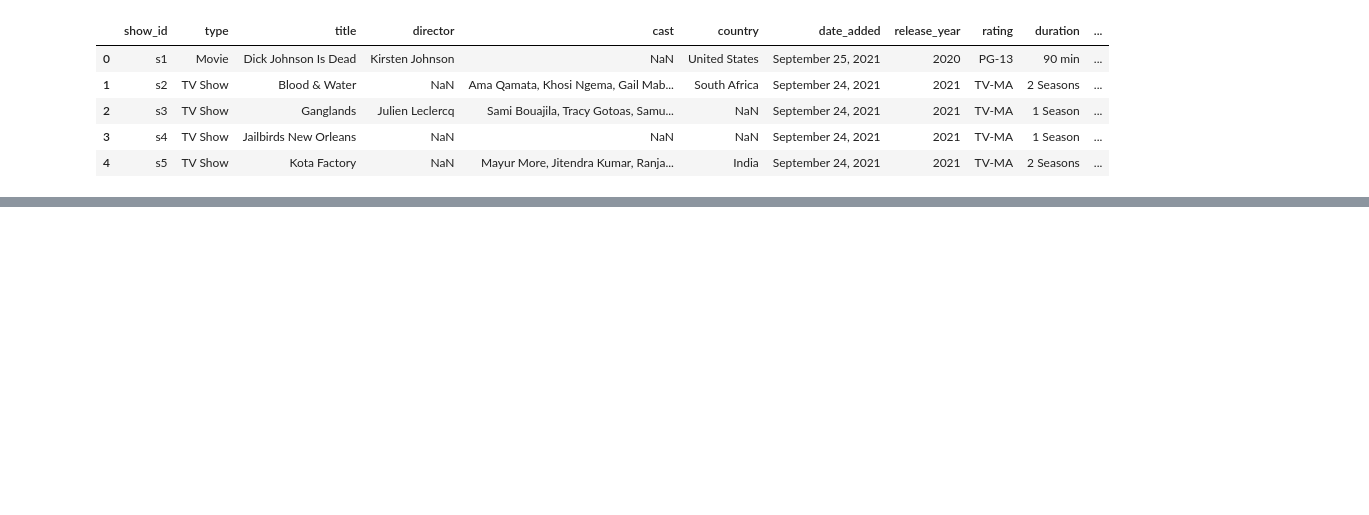
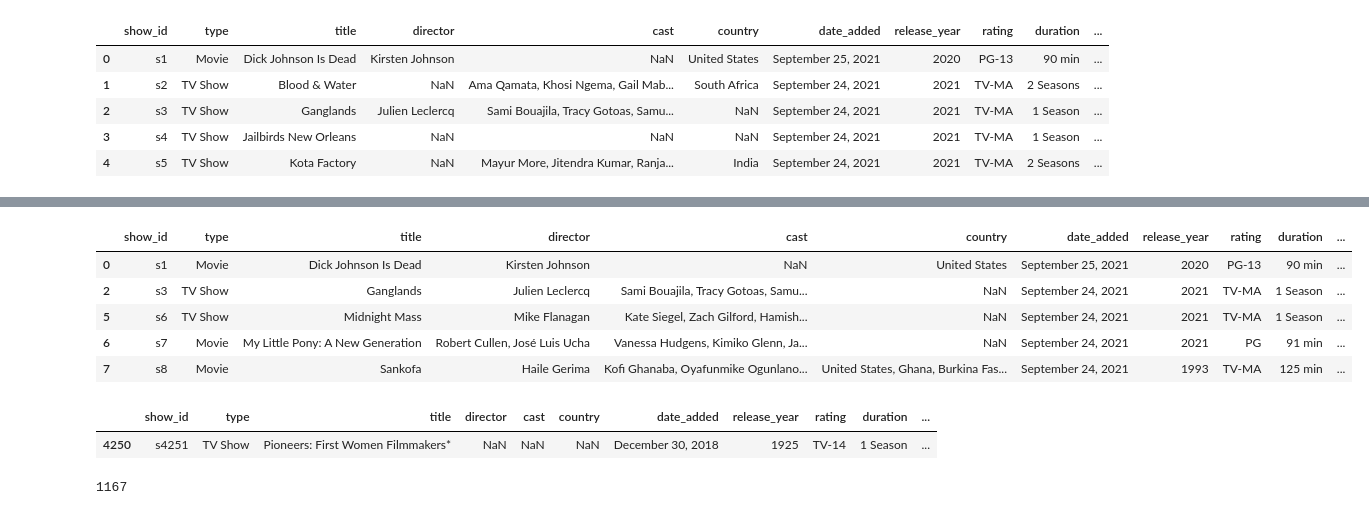
Before and after one commit to kekskatze/data-bootcamp-2024, a Jupyter notebook: File1.ipynb, the cells around one changed output, grey strips where cells are left out. Saved outputs shown, nothing was run; the diff lists cells and outputs as text; code cells hidden in the pictures; blank space fills up the shorter version.

```diff
--- a/File1.ipynb
+++ b/File1.ipynb
@@ -51,0 +68,9 @@ nettit.head()
+# %%
+nettit_directors.head()
+# %% [output]
+|  | show_id | type | title | director | cast | country | date_added | release_year | rating | duration | ... |
+| 0 | s1 | Movie | Dick Johnson Is Dead | Kirsten Johnson | NaN | United States | September 25, 2021 | 2020 | PG-13 | 90 min | ... |
+| 2 | s3 | TV Show | Ganglands | Julien Leclercq | Sami Bouajila, Tracy Gotoas, Samu... | NaN | September 24, 2021 | 2021 | TV-MA | 1 Season | ... |
+| 5 | s6 | TV Show | Midnight Mass | Mike Flanagan | Kate Siegel, Zach Gilford, Hamish... | NaN | September 24, 2021 | 2021 | TV-MA | 1 Season | ... |
+| 6 | s7 | Movie | My Little Pony: A New Generation | Robert Cullen, José Luis Ucha | Vanessa Hudgens, Kimiko Glenn, Ja... | NaN | September 24, 2021 | 2021 | PG | 91 min | ... |
+| 7 | s8 | Movie | Sankofa | Haile Gerima | Kofi Ghanaba, Oyafunmike Ogunlano... | United States, Ghana, Burkina Fas... | September 24, 2021 | 1993 | TV-MA | 125 min | ... |
@@ -51,0 +79,11 @@ nettit.head()
+# %%
+old_movies = nettit[nettit['release_year'] == nettit['release_year'].min()]
+old_movies
+# %% [output]
+|  | show_id | type | title | director | cast | country | date_added | release_year | rating | duration | ... |
+| 4250 | s4251 | TV Show | Pioneers: First Women Filmmakers* | NaN | NaN | NaN | December 30, 2018 | 1925 | TV-14 | 1 Season | ... |
+# %%
+genderless = nettit_directors[nettit_directors['gender'] == 'unknown']
+len(genderless)
+# %% [output]
+1167
```
Also changed, not shown: parts of 11 cells of this notebook, 2 other files.
